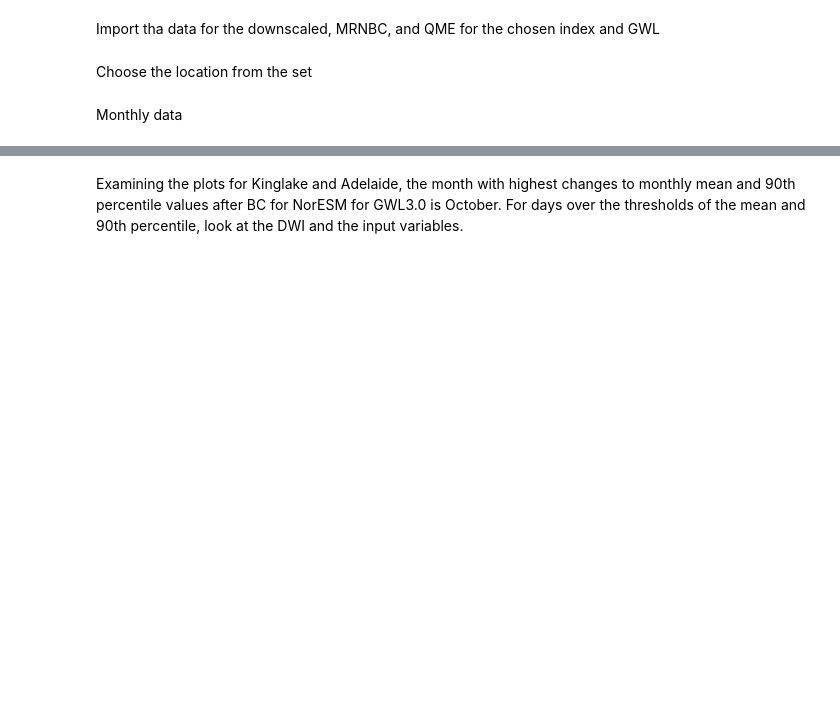
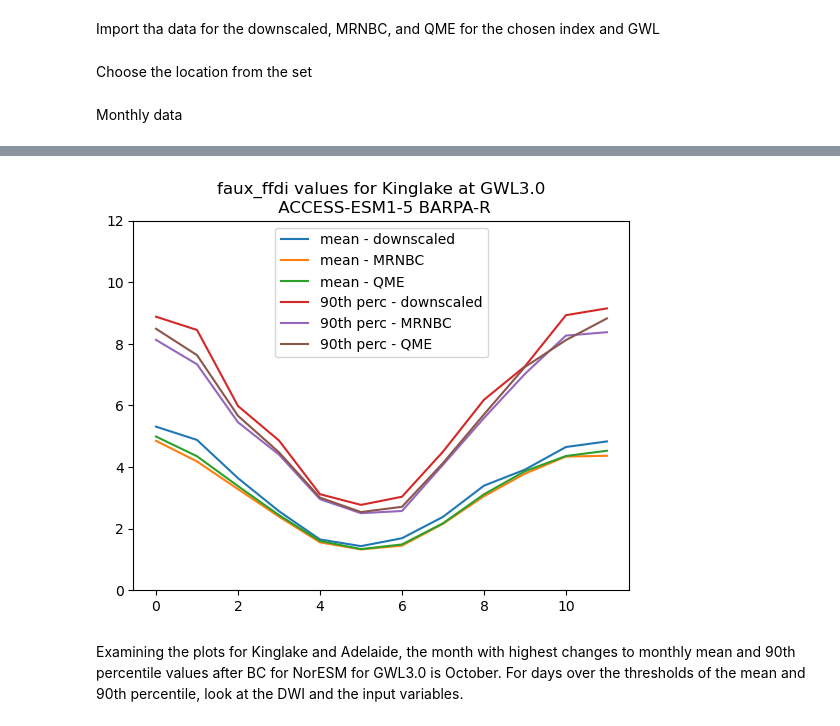
Before and after one commit to nb-bom/DWI, a Jupyter notebook: BC_investigation.ipynb, the cells around one changed output, grey strips where cells are left out. Drawn from its saved outputs; the diff is of its cells as text; code cells hidden in the pictures; blank space fills up the shorter version.

```diff
--- a/BC_investigation.ipynb
+++ b/BC_investigation.ipynb
@@ -203,3 +201,16 @@ plt.show()
+# %%
+plt.plot(mean_loc_data_d, label = 'mean - downscaled')
+plt.plot(mean_loc_data_m, label = 'mean - MRNBC')
+plt.plot(mean_loc_data_q, label = 'mean - QME')
+plt.plot(perc_loc_data_d, label = '90th perc - downscaled')
+plt.plot(perc_loc_data_m, label = '90th perc - MRNBC')
+plt.plot(perc_loc_data_q, label = '90th perc - QME')
+plt.ylim([0,12])
+plt.title('%s values for %s at GWL%s\n %s %s' %(test_index, loc_name, chosen_gwl, GCM, RCM))
+plt.legend()
+plt.show()
+# %% [output]
+[figure, added]
 # %% [markdown]
 Examining the plots for Kinglake and Adelaide, the month with highest changes to monthly mean and 90th percentile values after BC for NorESM for GWL3.0 is October. For days over the thresholds of the mean and 90th percentile, look at the DWI and the input variables.
 # %%
```
Also changed, not shown: parts of 19 cells of this notebook, 2 other files.
